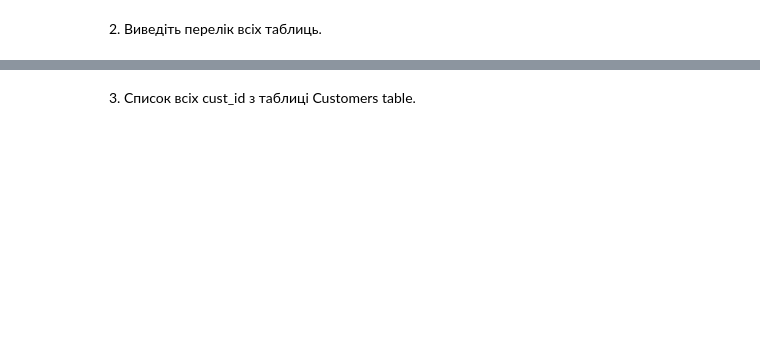
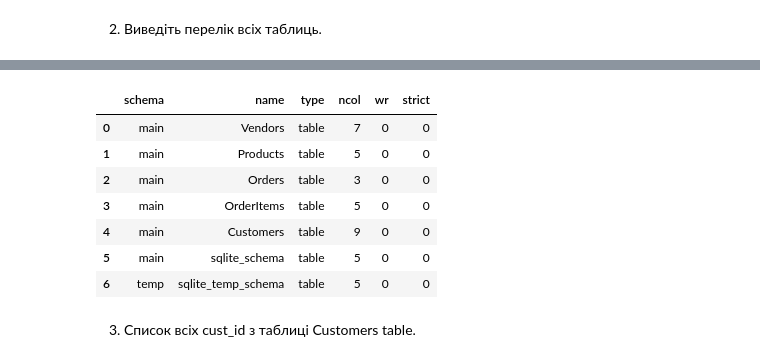
Before and after one commit to pruhlo/data-science-assignment, a Jupyter notebook: Lab work 4.ipynb, the cells around one changed output, grey strips where cells are left out. Cells and saved outputs as stored; diff of their text form; code cells hidden in the pictures; blank space fills up the shorter version.

```diff
--- a/Lab work 4.ipynb
+++ b/Lab work 4.ipynb
@@ -248,0 +227,33 @@ TypeError: expected str, bytes or os.PathLike object, not BytesIO
+# %%
+# Спробую працювати з БД завантаженої до github
+from io import BytesIO as Memory
+import requests
+import sqlite3
+import pandas as pd
+from IPython.display import display, HTML
+
+def download_file_to_obj(url, file_obj):
+    """
+    See: https://stackoverflow.com/questions/69522022/open-sqlite-database-from-http-in-memory
+    """
+    with requests.get(url, stream=True) as r:
+        r.raise_for_status()
+        for chunk in r.iter_content(chunk_size=None):
+            if chunk:
+                file_obj.write(chunk)
+
+def query(SQL_query):
+    source_url = 'https://github.com/pruhlo/data-science-assignment/blob/master/tysql.sqlite?raw=true'
+    db_in_mem = Memory()
+    print('Downloading..')
+    download_file_to_obj(source_url, db_in_mem)
+    print('Complete!')
+    try:
+        with sqlite3.connect(":memory:") as con:
+            df = pd.read_sql_query(f"{SQL_query}", con)
+            display(HTML(df.to_html()))
+    except Error as e:
+        print('Error query...')
+        print(e)
+
+query('PRAGMA database_list;') # https://stackoverflow.com/questions/59709946/sqlite3-operationalerror-near-show-syntax-error
@@ -251,2 +275,22 @@ TypeError: expected str, bytes or os.PathLike object, not BytesIO
+# %%
+# Всіх таблиць не видно, буду працювати з БД з диску
+def query(SQL_query):
+    try:
+        with sqlite3.connect("tysql.sqlite") as con:
+            df = pd.read_sql_query(f"{SQL_query}", con)
+            display(HTML(df.to_html()))
+    except Error as e:
+        print(e)
+
+query("PRAGMA table_list;")
+# %% [output]
+|  | schema | name | type | ncol | wr | strict |
+| 0 | main | Vendors | table | 7 | 0 | 0 |
+| 1 | main | Products | table | 5 | 0 | 0 |
+| 2 | main | Orders | table | 3 | 0 | 0 |
+| 3 | main | OrderItems | table | 5 | 0 | 0 |
+| 4 | main | Customers | table | 9 | 0 | 0 |
+| 5 | main | sqlite_schema | table | 5 | 0 | 0 |
+| 6 | temp | sqlite_temp_schema | table | 5 | 0 | 0 |
 # %% [markdown]
 3. Список всіх cust_id з таблиці Customers table.
```
Also changed, not shown: parts of 17 cells of this notebook.
